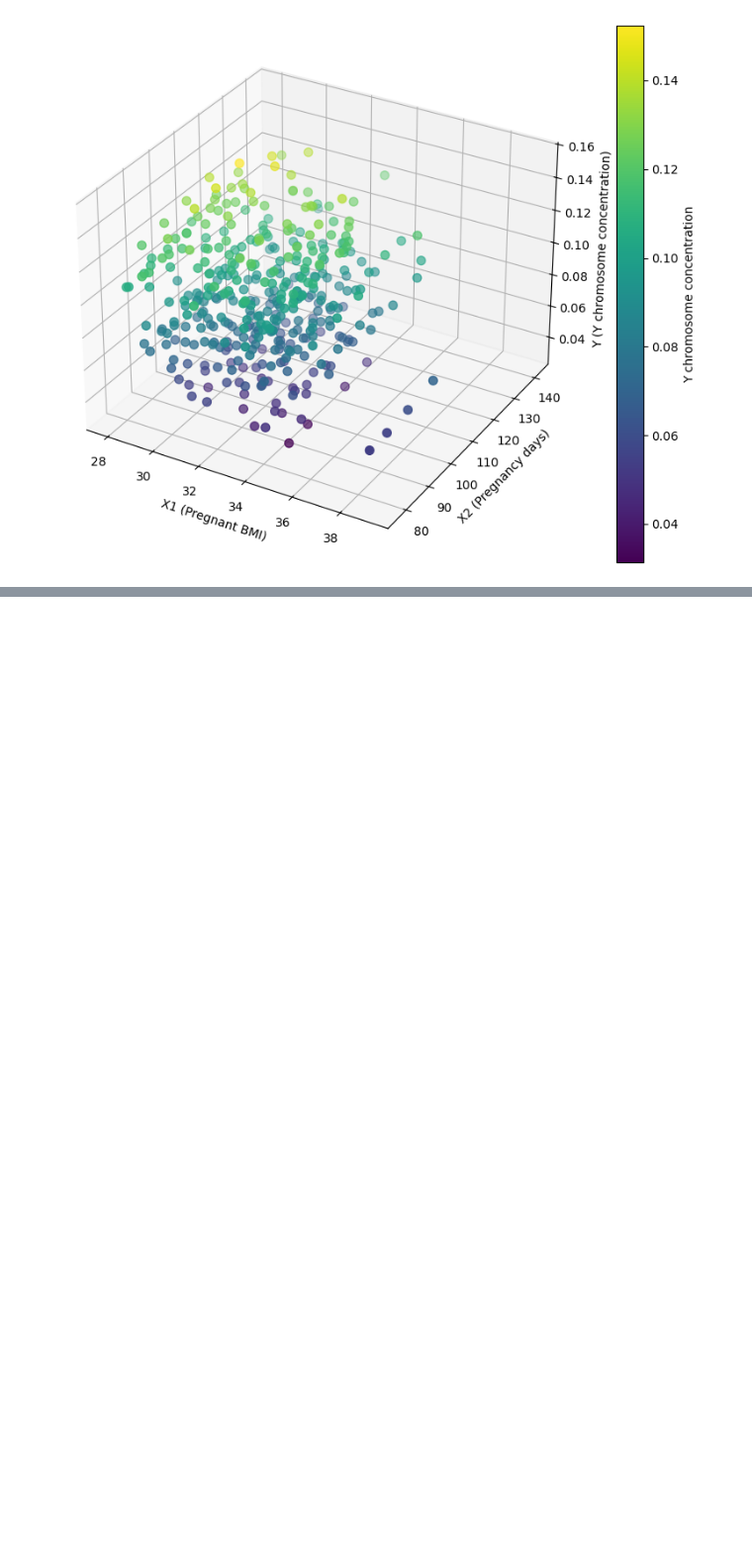
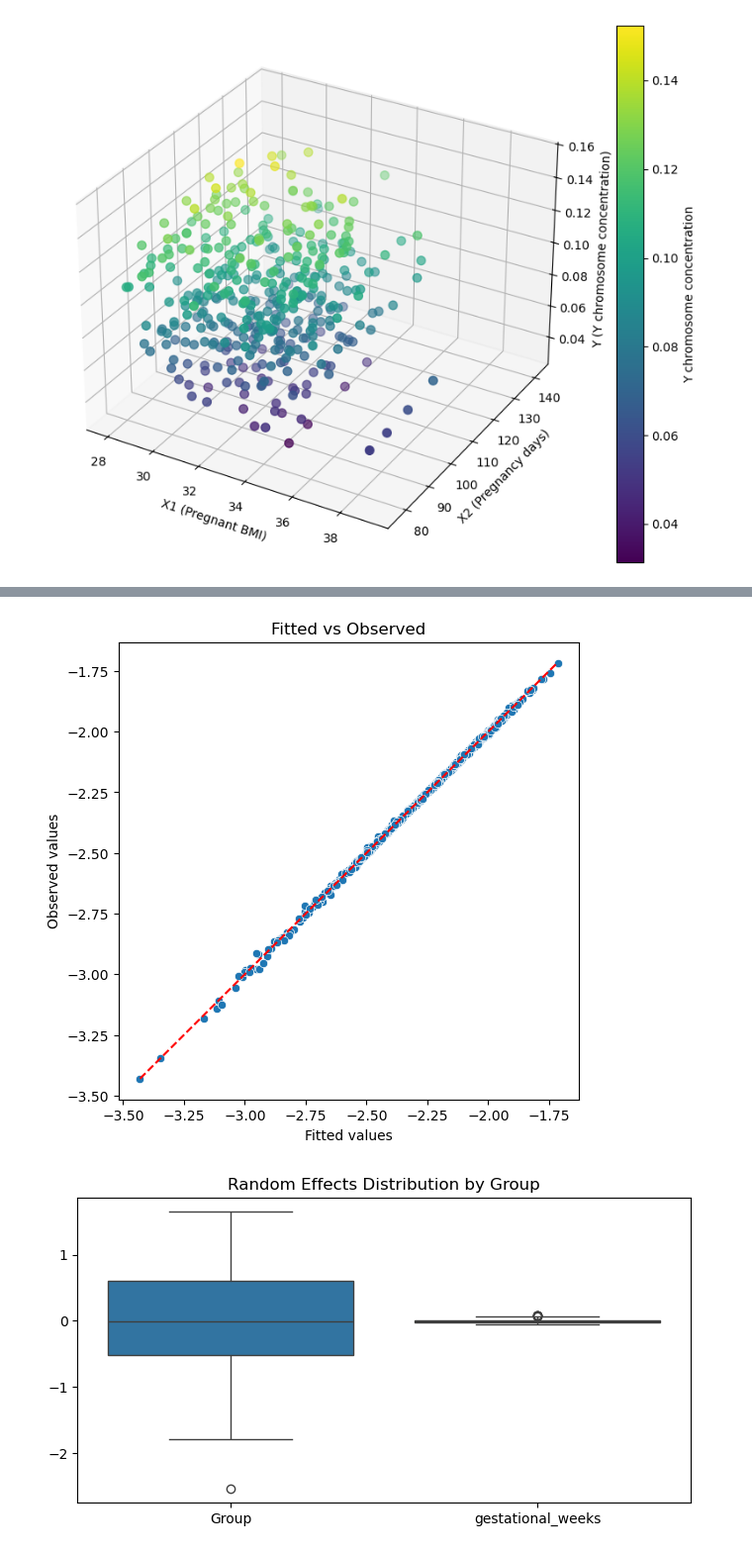
Before and after one commit to YichenShen0103/CUMCM-25C, a Jupyter notebook: problem1.ipynb, the cells around one changed output, grey strips where cells are left out. Shown at 99% size. Drawn from its saved outputs; the diff is of its cells as text; code cells hidden in the pictures; blank space fills up the shorter version.

```diff
--- a/data_explore.ipynb
+++ b/problem1.ipynb
@@ -78,6 +79,7 @@ for col in num_cols:
     IQR = Q3 - Q1
     data = data[(data[col] >= Q1 - 3*IQR) & (data[col] <= Q3 + 3*IQR)]
 
+mod_df = data[["孕天","Y染色体浓度",'X染色体浓度', '13号染色体的GC含量', '18号染色体的GC含量', '21号染色体的GC含量','GC含量', '孕妇BMI', "孕妇代码"]]
 data = data[["孕天","Y染色体浓度",'X染色体浓度', '13号染色体的GC含量', '18号染色体的GC含量', '21号染色体的GC含量','GC含量', '孕妇BMI']]
 
 # data["tmp"] = data["孕妇代码"] + str(data["检测日期"])
@@ -446,0 +503,42 @@ strong multicollinearity or other numerical problems.
+# %%
+# 假设你的原始数据是 df，列名为 'y_logit', 'bmi', 'gestational_weeks', 'mother_id'
+# 模型拟合值
+mod_df['fitted'] = mdf.fittedvalues
+mod_df['residual'] = mod_df['y_logit'] - mod_df['fitted']
+
+# 1. 拟合 vs 实测值
+plt.figure(figsize=(6,6))
+sns.scatterplot(x='fitted', y='y_logit', data=mod_df)
+plt.plot([mod_df['y_logit'].min(), mod_df['y_logit'].max()],
+         [mod_df['y_logit'].min(), mod_df['y_logit'].max()],
+         color='red', linestyle='--')
+plt.xlabel("Fitted values")
+plt.ylabel("Observed values")
+plt.title("Fitted vs Observed")
+plt.show()
+
+# 2. 随机效应分布
+re_df = pd.DataFrame(mdf.random_effects).T  # 转为 DataFrame
+plt.figure(figsize=(8,4))
+sns.boxplot(data=re_df)
+plt.title("Random Effects Distribution by Group")
+plt.show()
+
+# 3. 残差分布
+plt.figure(figsize=(6,4))
+sns.histplot(mod_df['residual'], kde=True)
+plt.title("Residual Distribution")
+plt.xlabel("Residual")
+plt.show()
+
+# 4. 残差 vs 拟合值
+plt.figure(figsize=(6,4))
+sns.scatterplot(x='fitted', y='residual', data=mod_df)
+plt.axhline(0, color='red', linestyle='--')
+plt.xlabel("Fitted values")
+plt.ylabel("Residuals")
+plt.title("Residuals vs Fitted")
+plt.show()
+# %% [output]
+[figure, added]
+[figure, added]
```
Also changed, not shown: parts of 7 cells of this notebook, 4 other files.
